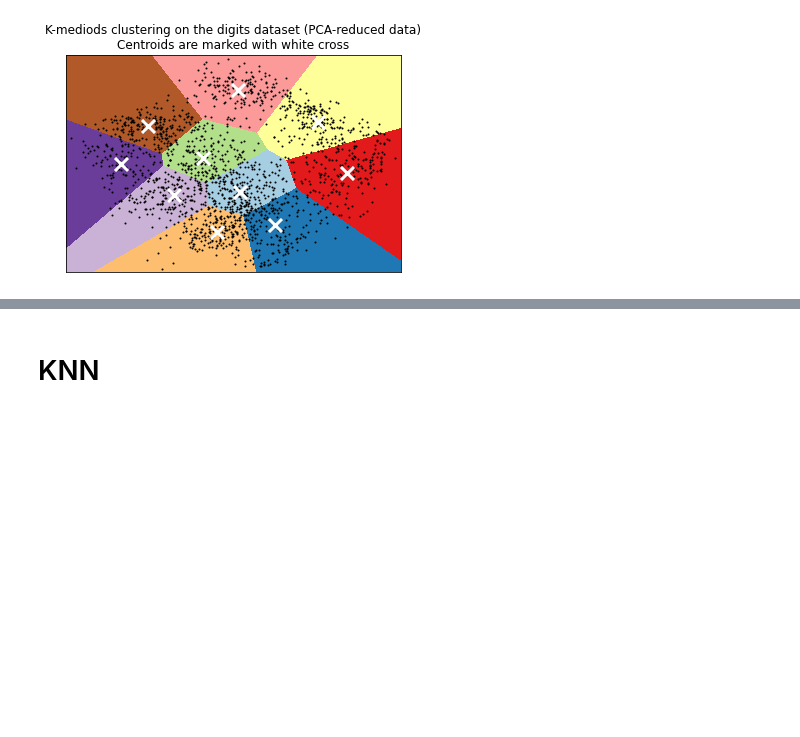
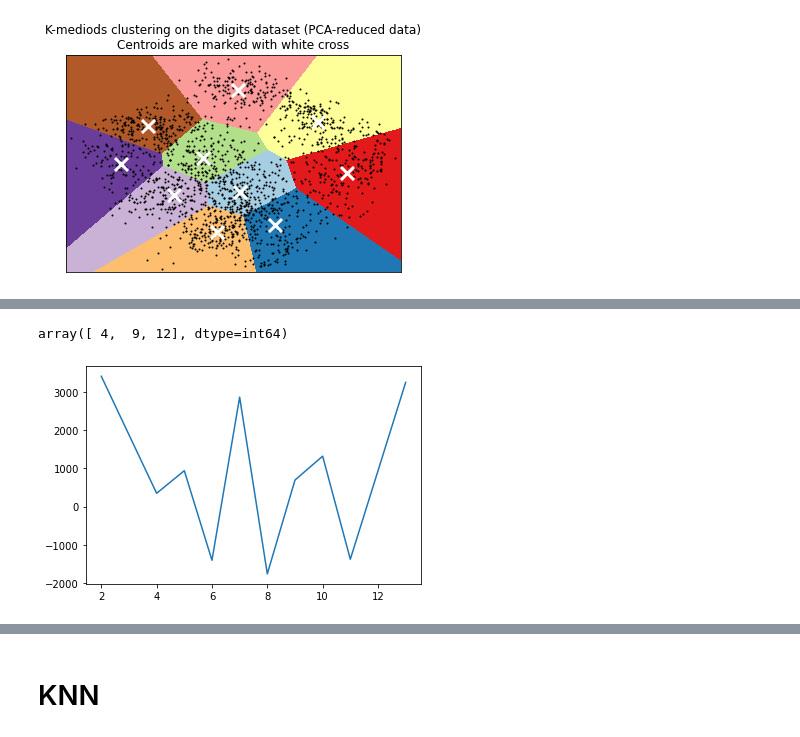
Before and after one commit to mjost5v/cs403-demo-notebooks, a Jupyter notebook: Clustering.ipynb, the cells around one changed output, grey strips where cells are left out. Cells and saved outputs as stored; diff of their text form; code cells hidden in the pictures; blank space fills up the shorter version.

```diff
--- a/Clustering.ipynb
+++ b/Clustering.ipynb
@@ -170,0 +207,13 @@ plt.yticks(())
+# %%
+from scipy.interpolate import UnivariateSpline
+
+def second_derivative(x, y):
+    y_spl = UnivariateSpline(x, y, s=0, k=3)
+    return x, y_spl.derivative(n=2)(x)
+# %%
+x, ddy = second_derivative(k_values, sse_values)
+sns.lineplot(x=x, y=ddy)
+np.abs(ddy).argsort()[:3] + 2
+# %% [output]
+array([ 4,  9, 12], dtype=int64)
+[figure, added]
```
Also changed, not shown: parts of 29 cells of this notebook.
